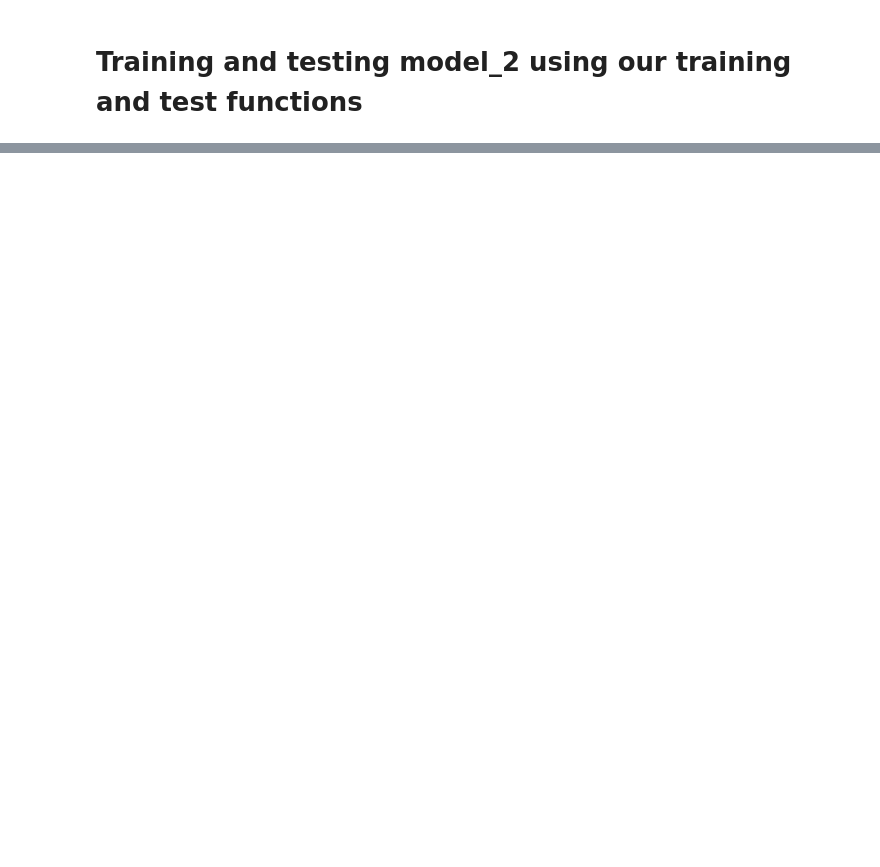
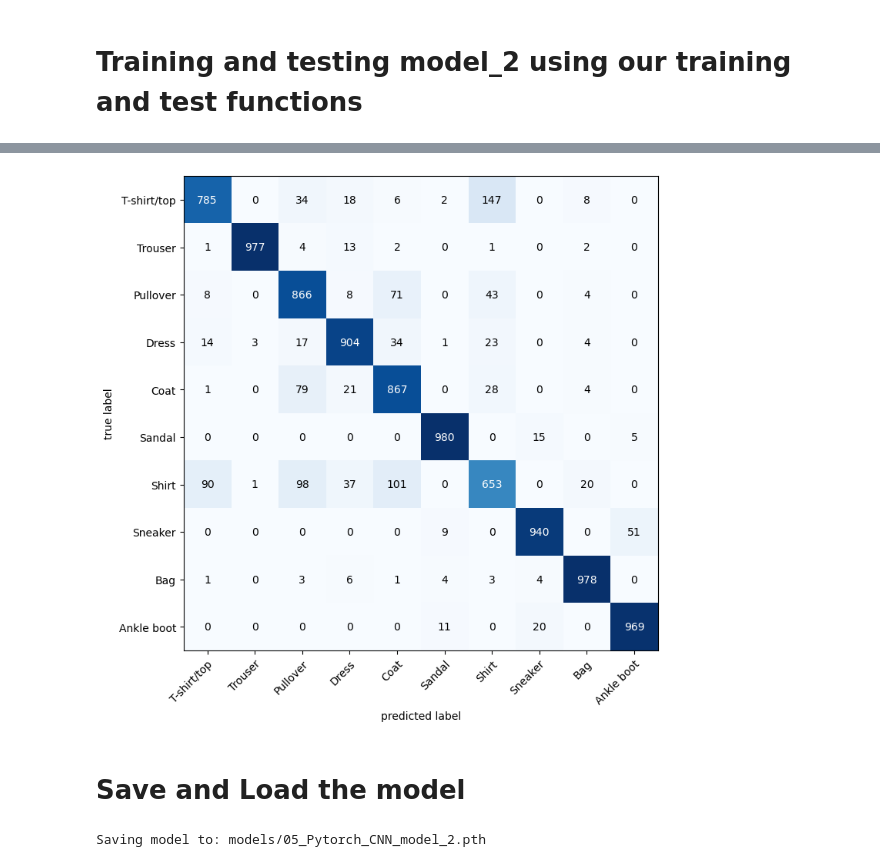
Before and after one commit to Kousher/Pytorch, a Jupyter notebook: 05_Pytorch_CNN.ipynb, the cells around one changed output, grey strips where cells are left out. Drawn from its saved outputs; the diff is of its cells as text; code cells hidden in the pictures; blank space fills up the shorter version.

```diff
--- a/05_Pytorch_CNN.ipynb
+++ b/05_Pytorch_CNN.ipynb
@@ -367,0 +429,19 @@ model_2_results
+# %%
+### Make prediction on whole test dataset
+
+
+test_dataloader_for_pred = DataLoader(test_data,
+    batch_size=1,
+    shuffle=False # don't necessarily have to shuffle the testing data
+)
+y_preds = []
+model_2.eval()
+with torch.inference_mode():
+    for X, y in test_dataloader_for_pred:
+        X,y = X.to(device),y.to(device)
+        y_logit = model_2(X)
+        y_pred = torch.softmax(y_logit,dim=1).argmax(dim=1)
+        y_preds.append(y_pred.cpu())
+#import pandas as pd
+#label_df = pd.DataFrame({'test_labels':test_labels,'test_pred_labels':test_pred_labels})
+#label_df
@@ -367,0 +452,2 @@ model_2_results
+# %%
+y_preds_tensor  = torch.cat(y_preds)
@@ -367,0 +462,30 @@ model_2_results
+# %%
+# 2. Setup confusion matrix instance and compare predictions to targets
+confmat = ConfusionMatrix(num_classes=len(class_names), task='multiclass')
+confmat_tensor = confmat(preds=y_preds_tensor, target=test_data.targets)
+
+# 3. Plot the confusion matrix
+fig, ax = plot_confusion_matrix(conf_mat=confmat_tensor.numpy(), class_names=class_names, figsize=(10, 8));
+# %% [output]
+[figure, added]
+# %% [markdown]
+# Save and Load the model
+# %%
+from pathlib import Path
+
+# Create models directory (if it doesn't already exist), see: https://docs.python.org/3/library/pathlib.html#pathlib.Path.mkdir
+MODEL_PATH = Path("models")
+MODEL_PATH.mkdir(parents=True, # create parent directories if needed
+                 exist_ok=True # if models directory already exists, don't error
+)
+
+# Create model save path
+MODEL_NAME = "05_Pytorch_CNN_model_2.pth"
+MODEL_SAVE_PATH = MODEL_PATH / MODEL_NAME
+
+# Save the model state dict
+print(f"Saving model to: {MODEL_SAVE_PATH}")
+torch.save(obj=model_2.state_dict(), # only saving the state_dict() only saves the learned parameters
+           f=MODEL_SAVE_PATH)
+# %% [output]
+Saving model to: models/05_Pytorch_CNN_model_2.pth
```
Also changed, not shown: parts of 14 cells of this notebook.
